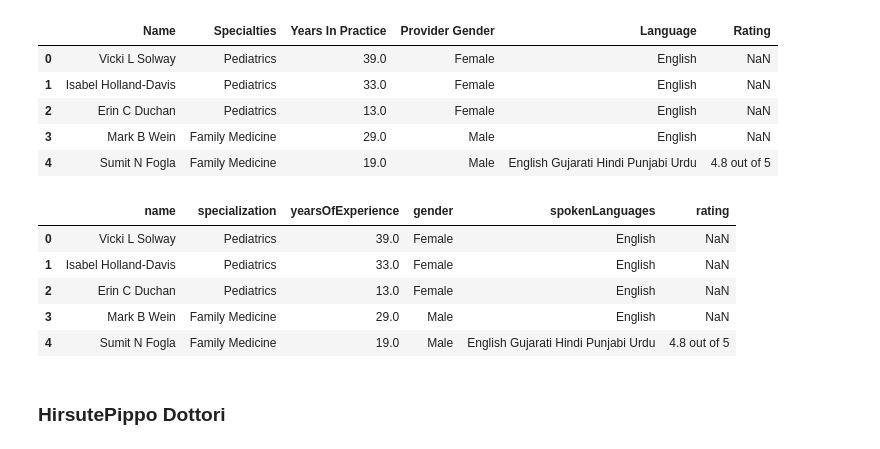
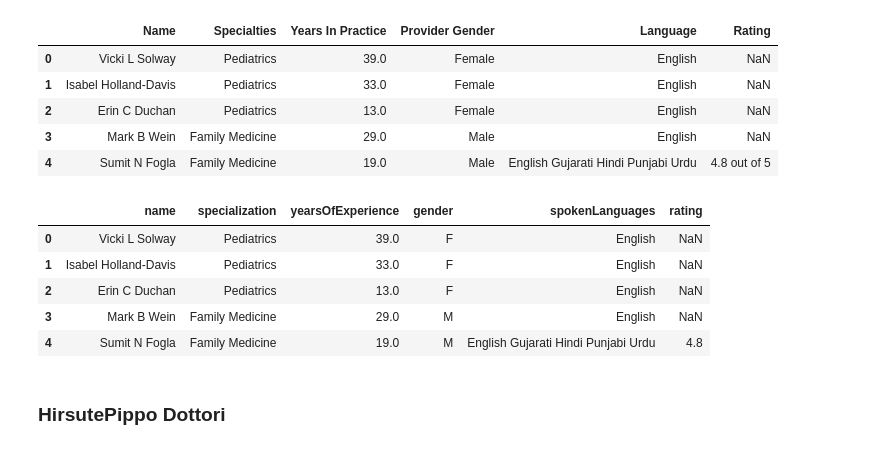
Before and after one commit to samuel-esp/IngDati-Progetto, a Jupyter notebook: SchemaAlignmentProfessionisti.ipynb, the cells around one changed output. Drawn from its saved outputs; the diff is of its cells as text; code cells hidden in the pictures.

```diff
--- a/SchemaAlignmentProfessionisti.ipynb
+++ b/SchemaAlignmentProfessionisti.ipynb
@@ -25,3 +27,9 @@ Requirement already satisfied: numpy in /opt/anaconda3/lib/python3.8/site-packag
+# %%
+def gender(gender):
+    if (gender=='Male'):
+        return 'M'
+    elif (gender=='Female'):
+        return 'F'
 # %% [markdown]
 ### Querynator Zocdoc
 # %%
@@ -187,18 +197,20 @@ hpmedici.head()
 # %%
 hpmedici.rename(columns={'Name':'name'}, inplace=True)
 hpmedici.rename(columns={'Specialties':'specialization'}, inplace=True)
 hpmedici.rename(columns={'Language':'spokenLanguages'}, inplace=True)
 hpmedici.rename(columns={'Rating':'rating'}, inplace=True)
 hpmedici.rename(columns={'Years In Practice':'yearsOfExperience'}, inplace=True)
 hpmedici.rename(columns={'Provider Gender':'gender'}, inplace=True)
+hpmedici['rating'] = hpmedici['rating'].str[0:3]
+hpmedici['gender']= hpmedici.apply(lambda x: gender(x['gender']), axis=1)
 hpmedici.head()
 # %% [output]
 |  | name | specialization | yearsOfExperience | gender | spokenLanguages | rating |
-| 0 | Vicki L Solway | Pediatrics | 39.0 | Female | English | NaN |
-| 1 | Isabel Holland-Davis | Pediatrics | 33.0 | Female | English | NaN |
-| 2 | Erin C Duchan | Pediatrics | 13.0 | Female | English | NaN |
-| 3 | Mark B Wein | Family Medicine | 29.0 | Male | English | NaN |
-| 4 | Sumit N Fogla | Family Medicine | 19.0 | Male | English Gujarati Hindi Punjabi Urdu | 4.8 out of 5 |
+| 0 | Vicki L Solway | Pediatrics | 39.0 | F | English | NaN |
+| 1 | Isabel Holland-Davis | Pediatrics | 33.0 | F | English | NaN |
+| 2 | Erin C Duchan | Pediatrics | 13.0 | F | English | NaN |
+| 3 | Mark B Wein | Family Medicine | 29.0 | M | English | NaN |
+| 4 | Sumit N Fogla | Family Medicine | 19.0 | M | English Gujarati Hindi Punjabi Urdu | 4.8 |
 # %% [markdown]
 ### HirsutePippo Dottori
 # %%
```
Also changed, not shown: parts of 8 cells of this notebook, 2 other files.
